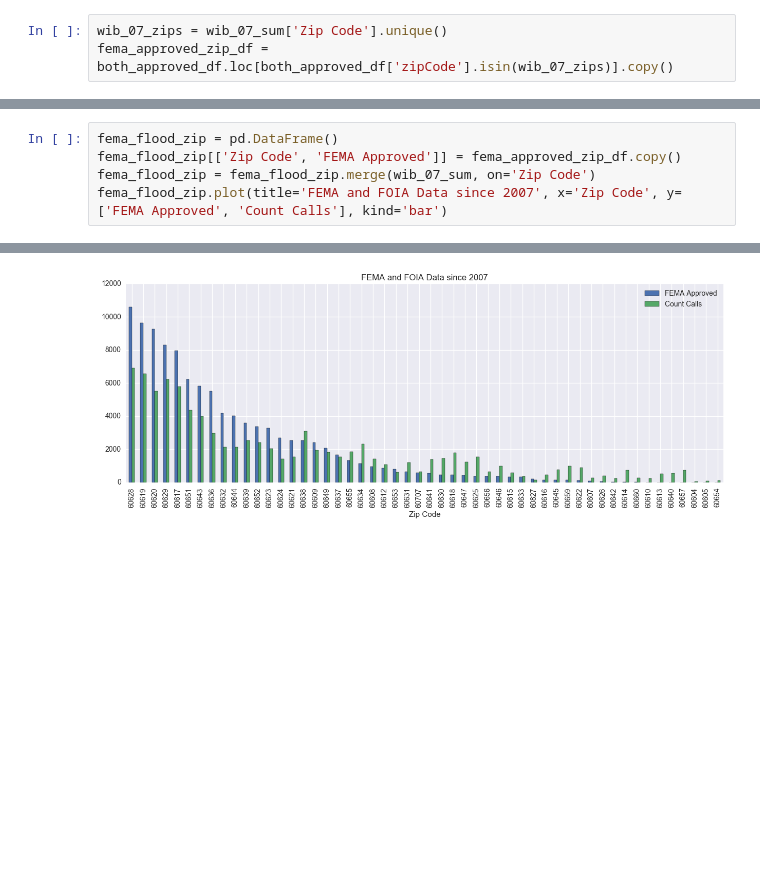
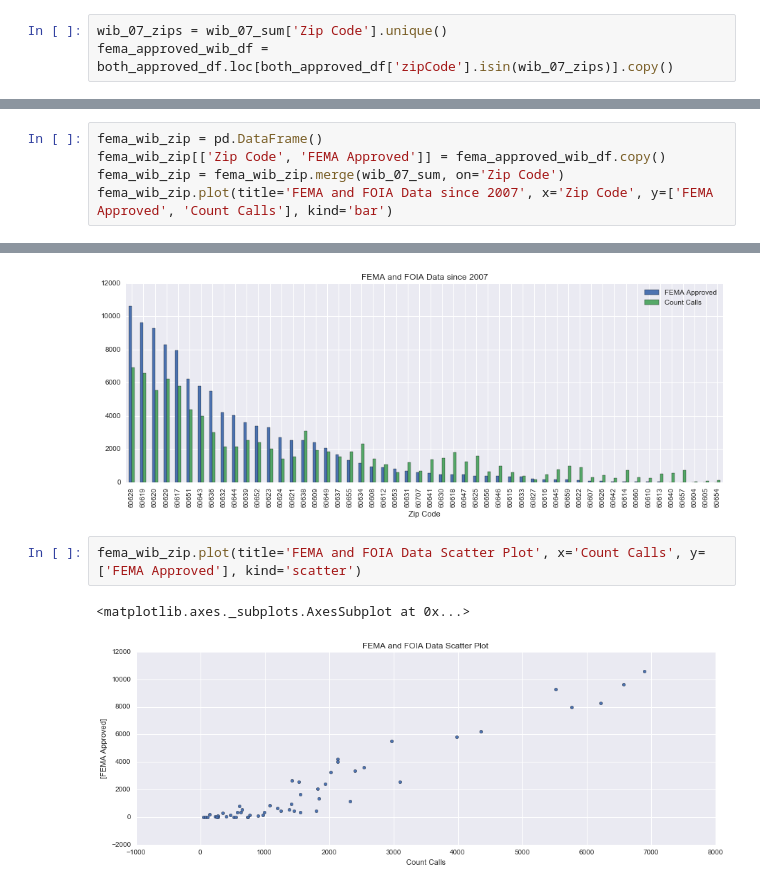
Before and after one commit to NORCatUofC/rain, a Jupyter notebook: flooding/FEMA and 311 Calls by Zip.ipynb, the cells around one changed output, grey strips where cells are left out. Saved outputs shown, nothing was run; the diff lists cells and outputs as text; blank space fills up the shorter version.

Commit message:
added scatter plots and regression for 311 calls vs approved FEMA claims

```diff
--- a/flooding/FEMA and 311 Calls by Zip.ipynb
+++ b/flooding/FEMA and 311 Calls by Zip.ipynb
@@ -184,7 +184,7 @@ wib_07_sum.head()
 | 19 | 60620 | 5518 |
 # %%
 wib_07_zips = wib_07_sum['Zip Code'].unique()
-fema_approved_zip_df = both_approved_df.loc[both_approved_df['zipCode'].isin(wib_07_zips)].copy()
+fema_approved_wib_df = both_approved_df.loc[both_approved_df['zipCode'].isin(wib_07_zips)].copy()
 # %%
 fig, axs = plt.subplots(1,2)
 plt.rcParams["figure.figsize"] = [15, 5]
@@ -194,10 +194,15 @@ wib_07_sum[:20].plot(title='FOIA Data', ax=axs[1], kind='bar',x='Zip Code',y='Co
 <matplotlib.axes._subplots.AxesSubplot at 0x...>
 [figure]
 # %%
-fema_flood_zip = pd.DataFrame()
-fema_flood_zip[['Zip Code', 'FEMA Approved']] = fema_approved_zip_df.copy()
-fema_flood_zip = fema_flood_zip.merge(wib_07_sum, on='Zip Code')
-fema_flood_zip.plot(title='FEMA and FOIA Data since 2007', x='Zip Code', y=['FEMA Approved', 'Count Calls'], kind='bar')
+fema_wib_zip = pd.DataFrame()
+fema_wib_zip[['Zip Code', 'FEMA Approved']] = fema_approved_wib_df.copy()
+fema_wib_zip = fema_wib_zip.merge(wib_07_sum, on='Zip Code')
+fema_wib_zip.plot(title='FEMA and FOIA Data since 2007', x='Zip Code', y=['FEMA Approved', 'Count Calls'], kind='bar')
 # %% [output]
 <matplotlib.axes._subplots.AxesSubplot at 0x...>
 [figure]
+# %%
+fema_wib_zip.plot(title='FEMA and FOIA Data Scatter Plot', x='Count Calls', y=['FEMA Approved'], kind='scatter')
+# %% [output]
+<matplotlib.axes._subplots.AxesSubplot at 0x...>
+[figure, added]
```
Also changed, not shown: parts of 3 cells of this notebook.
